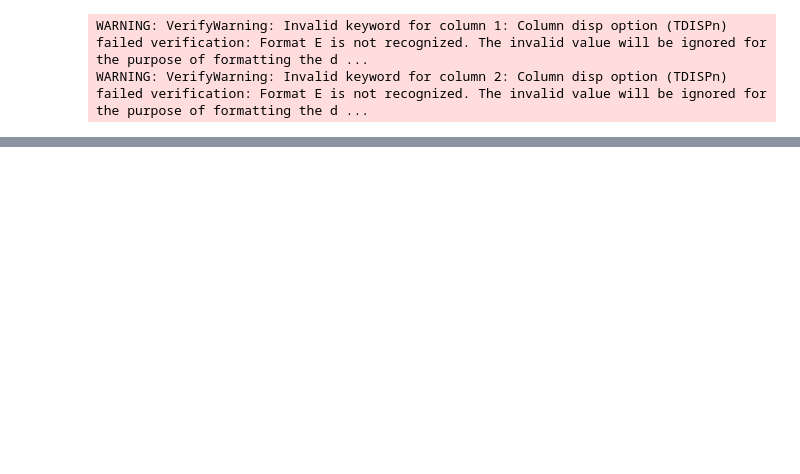
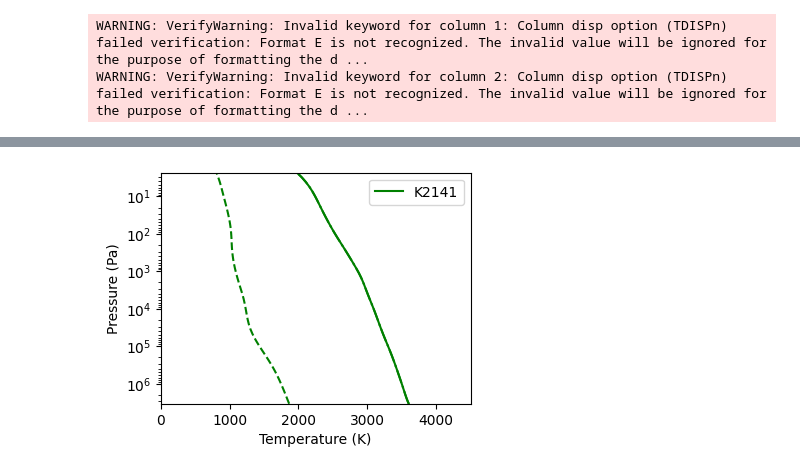
Before and after one commit to lorlo9999/MasterThesis, a Jupyter notebook: phase_curve.ipynb, the cells around one changed output, grey strips where cells are left out. Drawn from its saved outputs; the diff is of its cells as text; code cells hidden in the pictures; blank space fills up the shorter version.

```diff
--- a/phase_curve.ipynb
+++ b/phase_curve.ipynb
@@ -131,7 +133,7 @@ tp2 = TemperatureFile(planetdir, skiprows=1,
                                delimiter = ',')
 
 
-temperatures = [tp1, tp2]
+temperatures = [tp2, tp2, tp1]
 # %%
 for folder in os.listdir(f"./PLANETS/{name}/"):
     simulation_folder = os.path.join(f"PLANETS/{name}/", folder)
@@ -195,7 +197,25 @@ for folder in os.listdir(f"./PLANETS/{name}/"):
     chemistry.addGas(ConstantGas(molecule_name="NH3", mix_ratio=NH3_x)).addGas(ConstantGas(molecule_name="CO2", mix_ratio=CO2_x)).addGas(ConstantGas(molecule_name="H2O", mix_ratio=H2O_x)).addGas(ConstantGas(molecule_name="CH4", mix_ratio=CH4_x)).addGas(ConstantGas(molecule_name="CO", mix_ratio=CO_x)).addGas(ConstantGas(molecule_name="SO2", mix_ratio=SO2_x)).addGas(ConstantGas(molecule_name="S2", mix_ratio=S2_x)).addGas(ConstantGas(molecule_name="O2", mix_ratio=O2_x)).addGas(ConstantGas(molecule_name="H2", mix_ratio=H2_x)).addGas(ConstantGas(molecule_name="H2S", mix_ratio=H2S_x))
 
 
-chemistries = [chemistry,chemistry]
+chemistries = [chemistry, chemistry, chemistry]
 # %%
-ctribs = [[AbsorptionContribution(), RayleighContribution(), CIAContribution(cia_pairs=['CO2-CH4','CO2-CO2','CO2-H2','CO2-H2O','H2-H2','N2-CH4','N2-H2','N2-H2O','N2-N2','O2-CO2','O2-N2','O2-O2'])],
-                                [AbsorptionContribution(),RayleighContribution(), CIAContribution(cia_pairs=['CO2-CH4','CO2-CO2','CO2-H2','CO2-H2O','H2-H2','N2-CH4','N2-H2','N2-H2O','N2-N2','O2-CO2','O2-N2','O2-O2'])]]
+ctribs = [[AbsorptionContribution(), RayleighContribution(), CIAContribution(cia_pairs=['CO2-CO2','CO2-H2','CO2-H2O','H2-H2','O2-CO2'])],
+                                [AbsorptionContribution(),RayleighContribution(), CIAContribution(cia_pairs=['CO2-CO2','CO2-H2','CO2-H2O','H2-H2','O2-CO2'])],
+                                [AbsorptionContribution(),RayleighContribution(), CIAContribution(cia_pairs=['CO2-CO2','CO2-H2','CO2-H2O','H2-H2','O2-CO2'])]]
+# %%
+hs = HotSpotPhaseCurveModel(phases=phases,
+                 temperature_profiles=temperatures,
+                 chemistry=chemistries,
+                 nlayers=[70]*3,
+                 pressure_profile=ps,
+                 planet=pl,
+                 star=st,
+                 observation=None,
+                 contributions=ctribs,
+                 alpha_hs=45.0,
+                 delta_hs = -40.0,
+                 ngauss=40,
+                 use_directimage=False,
+                 use_cuda=False,
+                 use_orbitals = True,
+                 temperature_constraints = 10, res_grid=[400, 0.2, 18.5])
@@ -201,0 +232,20 @@ ctribs = [[AbsorptionContribution(), RayleighContribution(), CIAContribution(cia
+# %%
+#sanity check of temperature profile
+
+plt.figure(figsize=(4, 3))
+
+plt.plot(hs.temperatureProfile[0,:], hs.pressureProfile[0,:], color='green', label=f'{name}')
+plt.plot(hs.temperatureProfile[1,:], hs.pressureProfile[0,:],'-.', color='green')
+plt.plot(hs.temperatureProfile[2,:], hs.pressureProfile[0,:],'--', color='green')
+
+plt.legend()
+plt.yscale('log')
+plt.gca().invert_yaxis()
+plt.xlim(000, 4500)
+plt.ylim(np.max(hs.pressureProfile), np.min(hs.pressureProfile))
+plt.xlabel('Temperature (K)')
+plt.ylabel('Pressure (Pa)')
+#plt.savefig('all_tp.png',bbox_inches='tight', dpi=180)
+plt.show()
+# %% [output]
+[figure, added]
```
Also changed, not shown: parts of 10 cells of this notebook, 1 other file.
